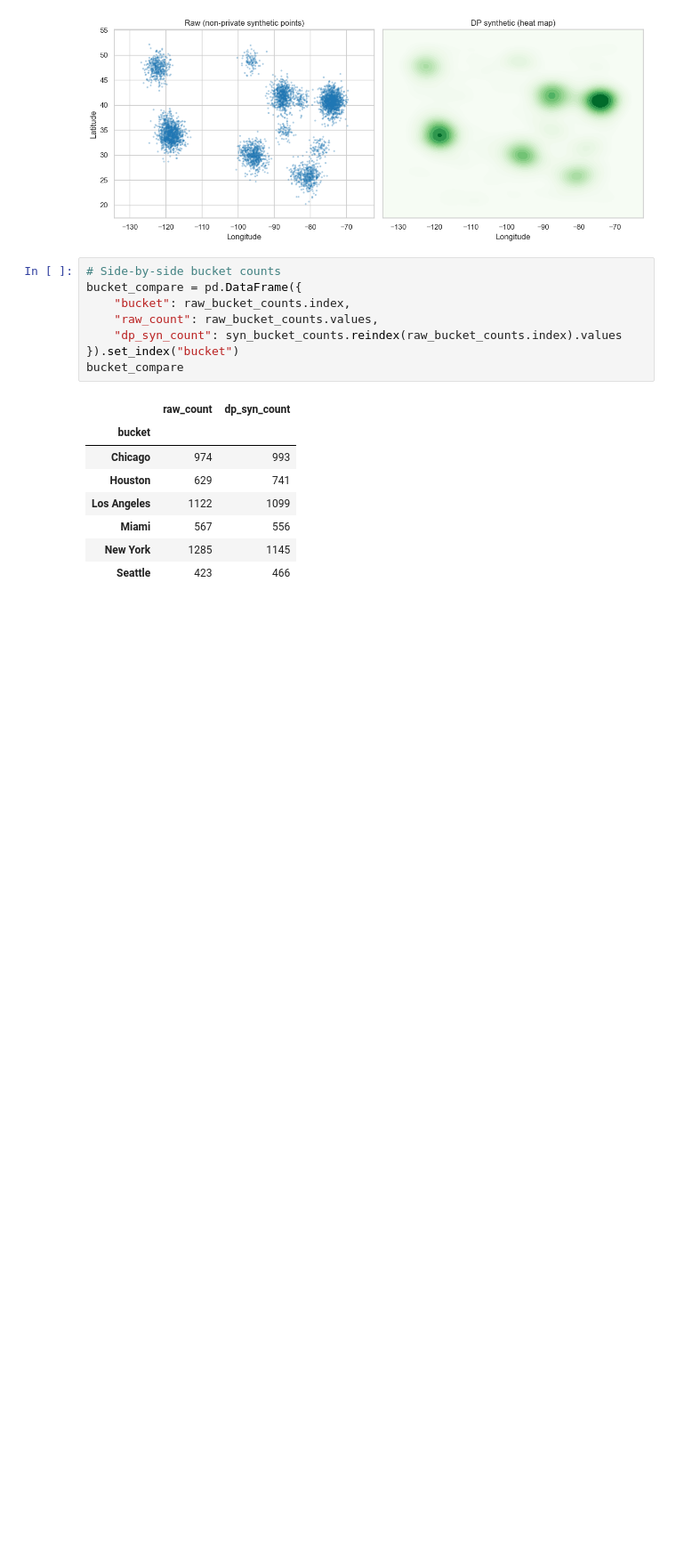
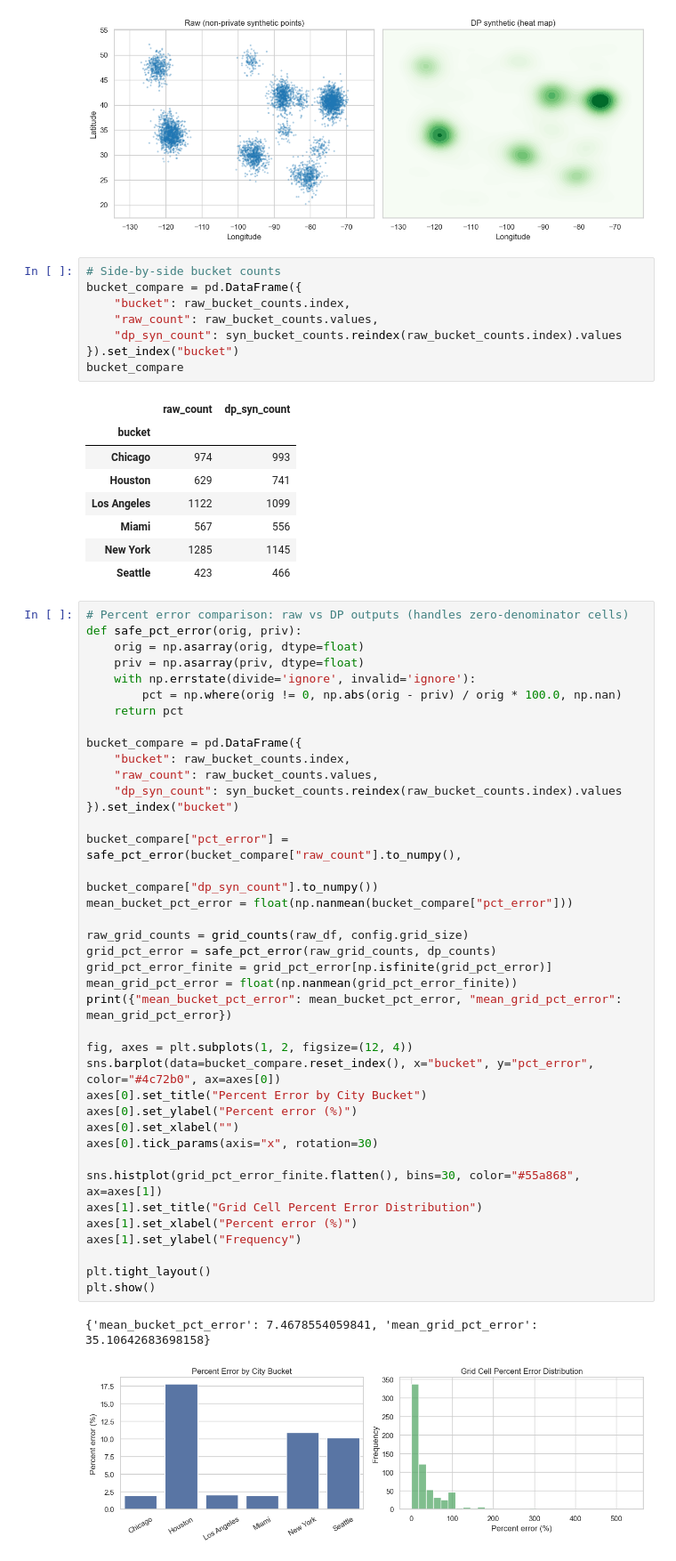
Before and after one commit to brubruh/CS3110_Final_project, a Jupyter notebook: dp_location_privacy.ipynb, the cells around one changed output. Shown: that part at 89% size. Cells and saved outputs as stored; diff of their text form; blank space fills up the shorter version.

Commit message:
Graphs for graphical analysis on the mean pct errors.

```diff
--- a/dp_location_privacy.ipynb
+++ b/dp_location_privacy.ipynb
@@ -304,3 +304,45 @@ bucket_compare
 | Miami | 567 | 556 |
 | New York | 1285 | 1145 |
 | Seattle | 423 | 466 |
+# %%
+# Percent error comparison: raw vs DP outputs (handles zero-denominator cells)
+def safe_pct_error(orig, priv):
+    orig = np.asarray(orig, dtype=float)
+    priv = np.asarray(priv, dtype=float)
+    with np.errstate(divide='ignore', invalid='ignore'):
+        pct = np.where(orig != 0, np.abs(orig - priv) / orig * 100.0, np.nan)
+    return pct
+
+bucket_compare = pd.DataFrame({
+    "bucket": raw_bucket_counts.index,
+    "raw_count": raw_bucket_counts.values,
+    "dp_syn_count": syn_bucket_counts.reindex(raw_bucket_counts.index).values
+}).set_index("bucket")
+
+bucket_compare["pct_error"] = safe_pct_error(bucket_compare["raw_count"].to_numpy(),
+                                               bucket_compare["dp_syn_count"].to_numpy())
+mean_bucket_pct_error = float(np.nanmean(bucket_compare["pct_error"]))
+
+raw_grid_counts = grid_counts(raw_df, config.grid_size)
+grid_pct_error = safe_pct_error(raw_grid_counts, dp_counts)
+grid_pct_error_finite = grid_pct_error[np.isfinite(grid_pct_error)]
+mean_grid_pct_error = float(np.nanmean(grid_pct_error_finite))
+print({"mean_bucket_pct_error": mean_bucket_pct_error, "mean_grid_pct_error": mean_grid_pct_error})
+
+fig, axes = plt.subplots(1, 2, figsize=(12, 4))
+sns.barplot(data=bucket_compare.reset_index(), x="bucket", y="pct_error", color="#4c72b0", ax=axes[0])
+axes[0].set_title("Percent Error by City Bucket")
+axes[0].set_ylabel("Percent error (%)")
+axes[0].set_xlabel("")
+axes[0].tick_params(axis="x", rotation=30)
+
+sns.histplot(grid_pct_error_finite.flatten(), bins=30, color="#55a868", ax=axes[1])
+axes[1].set_title("Grid Cell Percent Error Distribution")
+axes[1].set_xlabel("Percent error (%)")
+axes[1].set_ylabel("Frequency")
+
+plt.tight_layout()
+plt.show()
+# %% [output]
+{'mean_bucket_pct_error': 7.4678554059841, 'mean_grid_pct_error': 35.10642683698158}
+[figure, added]
```
Also changed, not shown: parts of 1 cell of this notebook.
